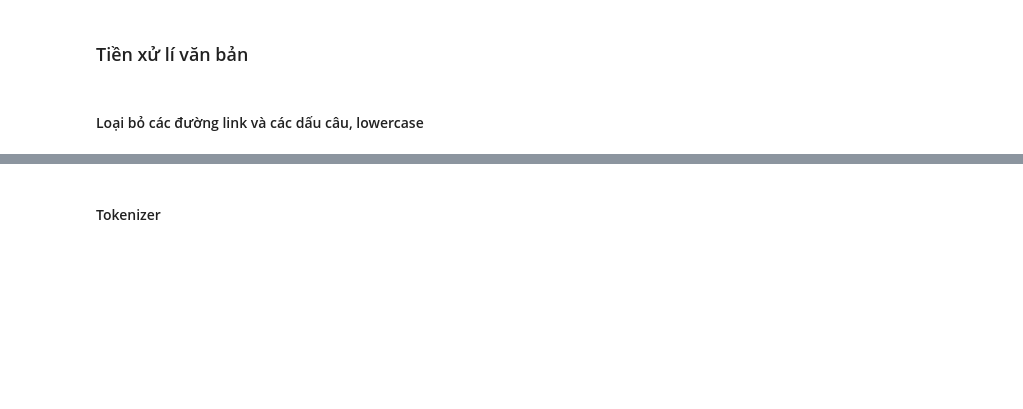
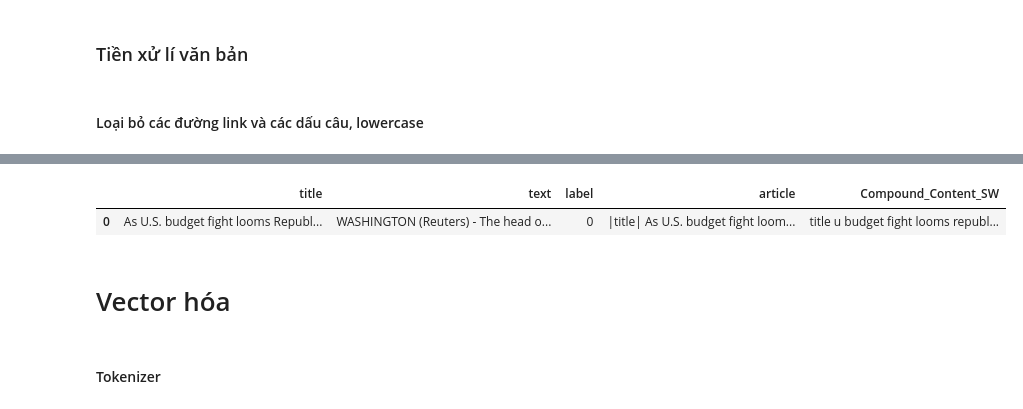
Before and after one commit to Hieu0112/DATN, a Jupyter notebook: Demo/English/Demo_English.ipynb, the cells around one changed output, grey strips where cells are left out. Drawn from its saved outputs; the diff is of its cells as text; code cells hidden in the pictures; blank space fills up the shorter version.

```diff
--- a/Demo/English/Demo_English.ipynb
+++ b/Demo/English/Demo_English.ipynb
@@ -244,3 +202,13 @@ stopword=list(stopwords.words('english'))
+# %%
+import nltk
+from nltk.corpus import stopwords
+
+# Tải stopwords từ NLTK nếu chưa tải
+# nltk.download('stopwords')
+
+# Sử dụng danh sách từ dừng (stopwords) của tiếng Anh từ NLTK
+stopword_list = list(stopwords.words('english'))
+stopwords = [word for word in stopword_list if word.strip() != '']
 # %%
 import string
 def wordopt(text):
@@ -297,3 +261,12 @@ data_df.head()
+# %%
+data_df['Compound_Content_SW'] = data_df['article'].apply(wordopt)
+# %%
+data_df.head(1)
+# %% [output]
+|  | title | text | label | article | Compound_Content_SW |
+| 0 | As U.S. budget fight looms Republ... | WASHINGTON (Reuters) - The head o... | 0 | |title| As U.S. budget fight loom... | title u budget fight looms republ... |
+# %% [markdown]
+# Vector hóa
 # %% [markdown]
 #### Tokenizer
 # %%
```
Also changed, not shown: parts of 53 cells of this notebook, 37 other files.
